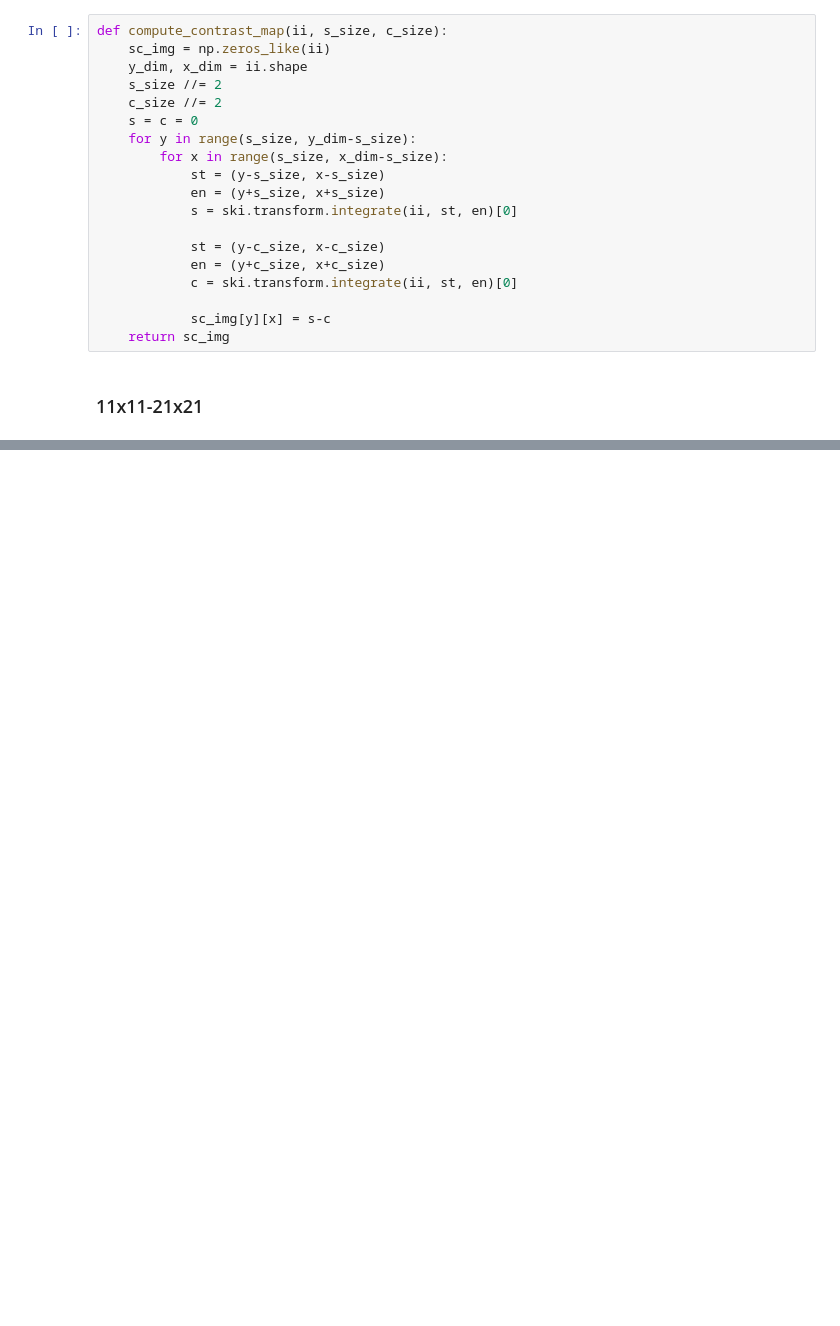
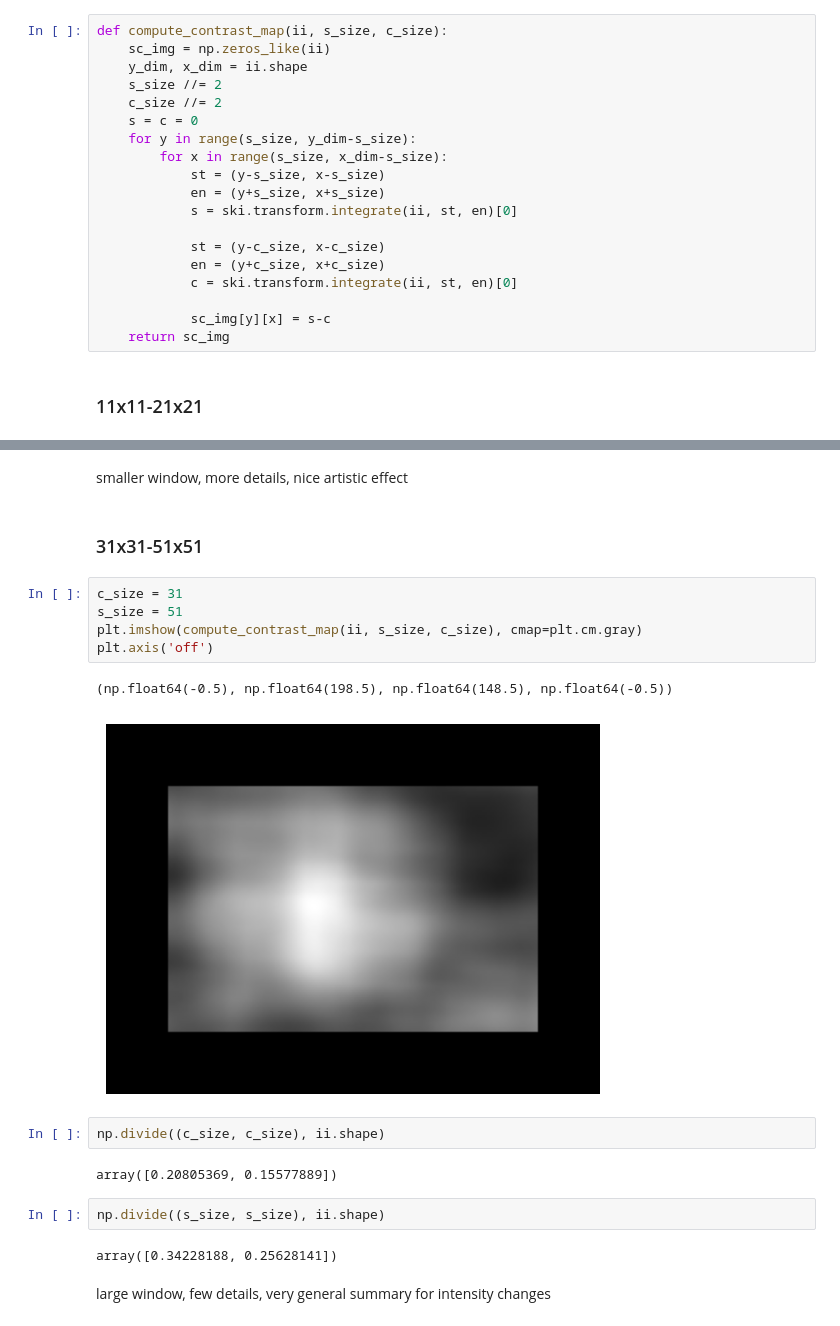
Before and after one commit to marekd6/CV1_labs, a Jupyter notebook: Assignment 01-20251025/cv2_md.ipynb, the cells around one changed output, grey strips where cells are left out. Saved outputs shown, nothing was run; the diff lists cells and outputs as text; blank space fills up the shorter version.

```diff
--- a/Assignment 01-20251025/cv2_md.ipynb
+++ b/Assignment 01-20251025/cv2_md.ipynb
@@ -101,0 +128,22 @@ plt.axis('off')
+# %% [markdown]
+smaller window, more details, nice artistic effect
+# %% [markdown]
+### 31x31-51x51
+# %%
+c_size = 31
+s_size = 51
+plt.imshow(compute_contrast_map(ii, s_size, c_size), cmap=plt.cm.gray)
+plt.axis('off')
+# %% [output]
+(np.float64(-0.5), np.float64(198.5), np.float64(148.5), np.float64(-0.5))
+[figure, added]
+# %%
+np.divide((c_size, c_size), ii.shape)
+# %% [output]
+array([0.20805369, 0.15577889])
+# %%
+np.divide((s_size, s_size), ii.shape)
+# %% [output]
+array([0.34228188, 0.25628141])
+# %% [markdown]
+large window, few details, very general summary for intensity changes
```
Also changed, not shown: parts of 8 cells of this notebook.
